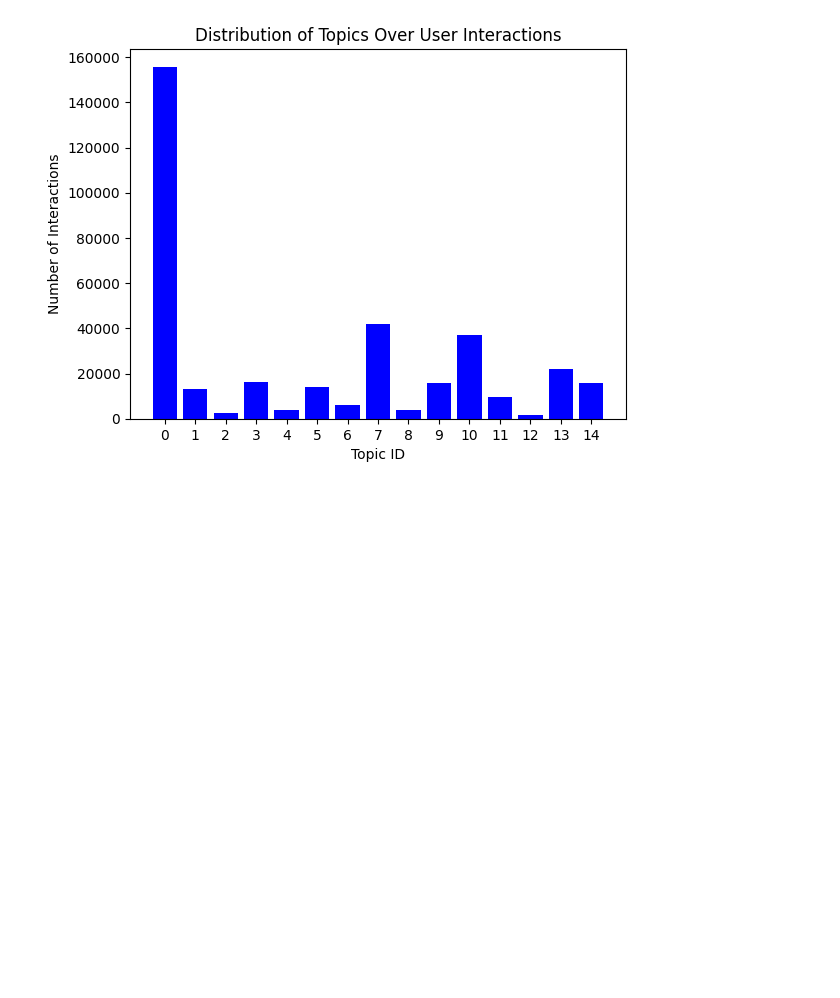
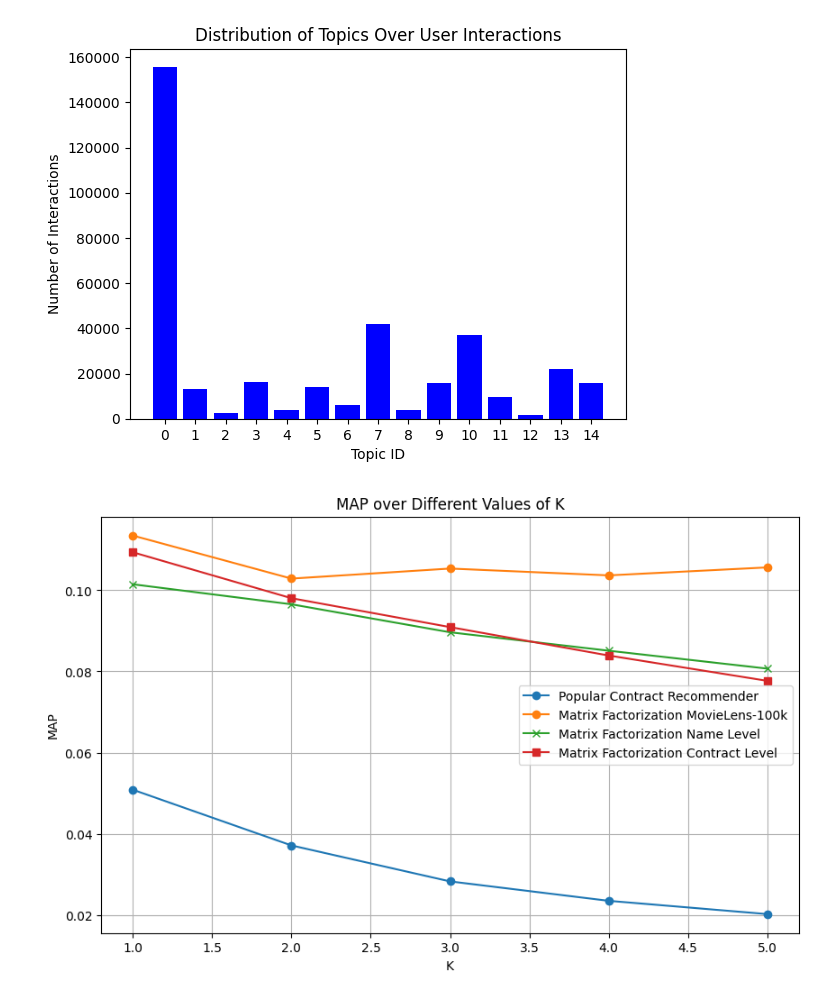
Before and after one commit to seankhatiri/chain-recsys, a Jupyter notebook: EDA.ipynb, the cells around one changed output. Saved outputs shown, nothing was run; the diff lists cells and outputs as text; code cells hidden in the pictures; blank space fills up the shorter version.

Commit message:
clean up mf recommenders, gnn recommender wip

```diff
--- a/EDA.ipynb
+++ b/EDA.ipynb
@@ -194,3 +194,63 @@ plt.xticks(df_topic_count.index)  # To make sure all topic IDs appear on the x-a
 plt.show()
 # %% [output]
 [figure]
+# %%
+import matplotlib.pyplot as plt
+popular_contract_data = {
+    1: 0.05086694425455223,
+    2: 0.037140326890808525,
+    3: 0.028281855281419754,
+    4: 0.02350110310111264,
+    5: 0.02023273879808665
+}
+
+movielens_data = {
+    1: 0.11346765607595444,
+    2: 0.10286320000886917,
+    3: 0.10533756762742996,
+    4: 0.1036585345864296,
+    5: 0.1056203693151474
+}
+
+matrix_factorization_name_data = {
+    1: 0.10146462917327881,
+    2: 0.09653647989034653,
+    3: 0.0896432027220726,
+    4: 0.08510270714759827,
+    5: 0.08069270104169846
+}
+
+matrix_factorization_contract_data = {
+    1: 0.10935206029167074,
+    2: 0.09803513751590487,
+    3: 0.09091873022091086,
+    4: 0.08391957032399772,
+    5: 0.07767984731335678
+}
+
+# Sort data by K for better plotting
+popular_contract_data = dict(sorted(popular_contract_data.items()))
+movielens_data = dict(sorted(movielens_data.items()))
+matrix_factorization_name_data = dict(sorted(matrix_factorization_name_data.items()))
+matrix_factorization_contract_data = dict(sorted(matrix_factorization_contract_data.items()))
+
+plt.figure(figsize=(10, 6))
+
+# Plotting data
+plt.plot(list(popular_contract_data.keys()), list(popular_contract_data.values()), label='Popular Contract Recommender', marker='o')
+plt.plot(list(movielens_data.keys()), list(movielens_data.values()), label='Matrix Factorization MovieLens-100k', marker='o')
+plt.plot(list(matrix_factorization_name_data.keys()), list(matrix_factorization_name_data.values()), label='Matrix Factorization Name Level', marker='x')
+plt.plot(list(matrix_factorization_contract_data.keys()), list(matrix_factorization_contract_data.values()), label='Matrix Factorization Contract Level', marker='s')
+
+# Add labels and title
+plt.xlabel('K')
+plt.ylabel('MAP')
+plt.title('MAP over Different Values of K')
+plt.legend()
+
+# Show grid
+plt.grid(True)
+
+plt.savefig('Figs/MAP_all_rs.png', dpi=300)
+# %% [output]
+[figure, added]
```
Also changed, not shown: 6 other files.
